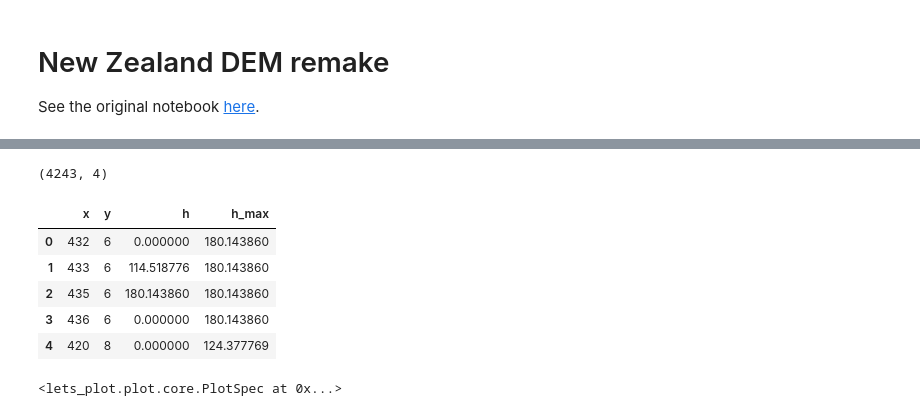
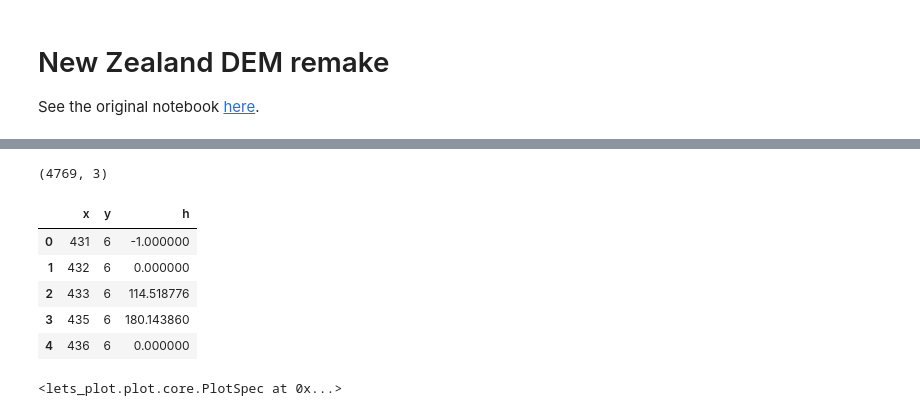
Before and after one commit to HIL-HK/lets-plot-examples, a Jupyter notebook: python/lets-plot-docs/demo/new_zealand_dem_remake.ipynb, the cells around one changed output, grey strips where cells are left out. Cells and saved outputs as stored; diff of their text form; code cells hidden in the pictures.

```diff
--- a/python/lets-plot-docs/demo/new_zealand_dem_remake.ipynb
+++ b/python/lets-plot-docs/demo/new_zealand_dem_remake.ipynb
@@ -19,31 +19,51 @@ def dataset_array_to_dataframe(dataset_array):
     ], columns=["x", "y", "h"])
     return df
 
-def process_rows(df, step=1):
+def process_rows(df, *, dist=1, step_y=1):
     def add_tails_to_row(subdf, y):
-        xmin, xmax = subdf['x'].min(), subdf['x'].max()
+        subdf = subdf.sort_values(by='x').copy()
+        x_to_h = lambda x: subdf[subdf['x'] == x].iloc[0]['h'] if x in subdf['x'].values else 0
+        series = []
+        s = []
+        last_pick = subdf['x'].min()
+        for x in range(subdf['x'].min(), subdf['x'].max() + 1):
+            h = x_to_h(x)
+            if h > 0:
+                s.append(x)
+                last_pick = x
+            elif x - last_pick >= dist and len(s) > 0:
+                series.append(s)
+                s = []
+        if len(s) > 0:
+            series.append(s)
         return pd.concat([
-            subdf,
-            pd.DataFrame({'x': [xmin - 1, xmax + 1], 'y': [y, y], 'h': [0, 0]})
-        ], ignore_index=True).assign(h_max=lambda d: d['h'].max())
+            pd.concat([
+                pd.DataFrame({'x': s, 'y': [y] * len(s), 'h': [x_to_h(x) for x in s]}),
+                pd.DataFrame({'x': [min(s) - 2, min(s) - 1, max(s) + 1, max(s) + 2], 'y': [y] * 4, 'h': [-1, 0, 0, -1]})
+            ])
+            for s in series
+        ]).sort_values(by=['x', 'h'], ascending=[True, False])\
+          .drop_duplicates(subset=['x'], keep='first')\
+          .reset_index(drop=True)
     return pd.concat([
-        add_tails_to_row(df[df['y'] == y], y) for y in range(df['y'].min(), df['y'].max() + 1, step)
+        add_tails_to_row(df[df['y'] == y], y) for y in range(df['y'].min(), df['y'].max() + 1, step_y)
     ]).sort_values(by=['y', 'x']).reset_index(drop=True)
-# %%
-raw_data_array = pd.read_csv("https://raw.githubusercontent.com/JetBrains/lets-plot-docs/master/data/new_zealand.csv", header=None).to_numpy()
-df = dataset_array_to_dataframe(raw_data_array)
-df = process_rows(df[df["h"] > 0], 2)
-bbox = dict(xmin=df['x'].min(), ymin=df['y'].min(), xmax=df['x'].max(), ymax=df['y'].max())
-print(df.shape)
-df.head()
-# %% [output]
-(4243, 4)
-|  | x | y | h | h_max |
-| 0 | 432 | 6 | 0.000000 | 180.143860 |
-| 1 | 433 | 6 | 114.518776 | 180.143860 |
-| 2 | 435 | 6 | 180.143860 | 180.143860 |
-| 3 | 436 | 6 | 0.000000 | 180.143860 |
-| 4 | 420 | 8 | 0.000000 | 124.377769 |
+# %%
+raw_data_array = pd.read_csv("https://raw.githubusercontent.com/JetBrains/lets-plot-docs/master/data/new_zealand.csv", header=None).to_numpy()
+df = dataset_array_to_dataframe(raw_data_array)
+min_h = df[df['h'] > 0].describe()['h']['min']
+df = process_rows(df[df["h"] > 0], dist=25, step_y=2)
+bbox = dict(xmin=df['x'].min(), ymin=df['y'].min(), xmax=df['x'].max(), ymax=df['y'].max())
+print(df.shape)
+df.head()
+# %% [output]
+(4769, 3)
+|  | x | y | h |
+| 0 | 431 | 6 | -1.000000 |
+| 1 | 432 | 6 | 0.000000 |
+| 2 | 433 | 6 | 114.518776 |
+| 3 | 435 | 6 | 180.143860 |
+| 4 | 436 | 6 | 0.000000 |
 # %%
 ggplot(df) + \
     geom_area_ridges(aes("x", "y", height="h"), \
```
Also changed, not shown: parts of 1 cell of this notebook, 7 other files.
